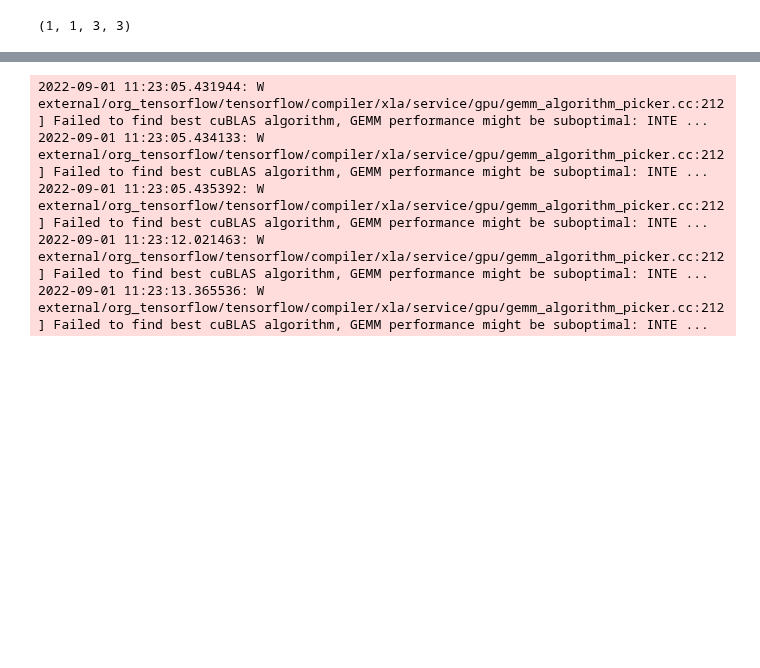
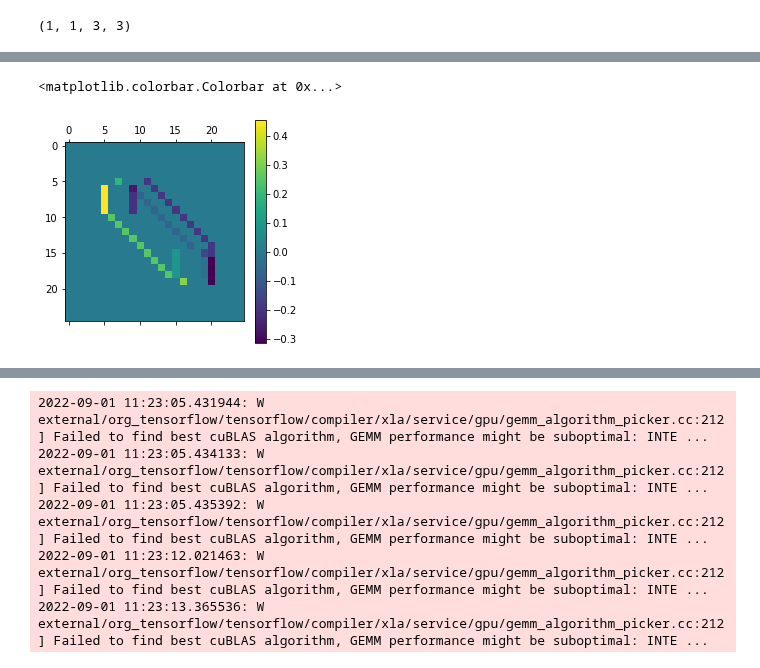
Before and after one commit to jecampagne/ML-toys, a Jupyter notebook: MNIST_whyCNN.ipynb, the cells around one changed output, grey strips where cells are left out. Cells and saved outputs as stored; diff of their text form; code cells hidden in the pictures; blank space fills up the shorter version.

```diff
--- a/MNIST_whyCNN.ipynb
+++ b/MNIST_whyCNN.ipynb
@@ -1080,0 +1115,6 @@ for (i, j), z in np.ndenumerate(y.squeeze()):
+# %%
+plt.matshow((y-y1).squeeze())
+plt.colorbar()
+# %% [output]
+<matplotlib.colorbar.Colorbar at 0x...>
+[figure, added]
```
Also changed, not shown: parts of 11 cells of this notebook.
